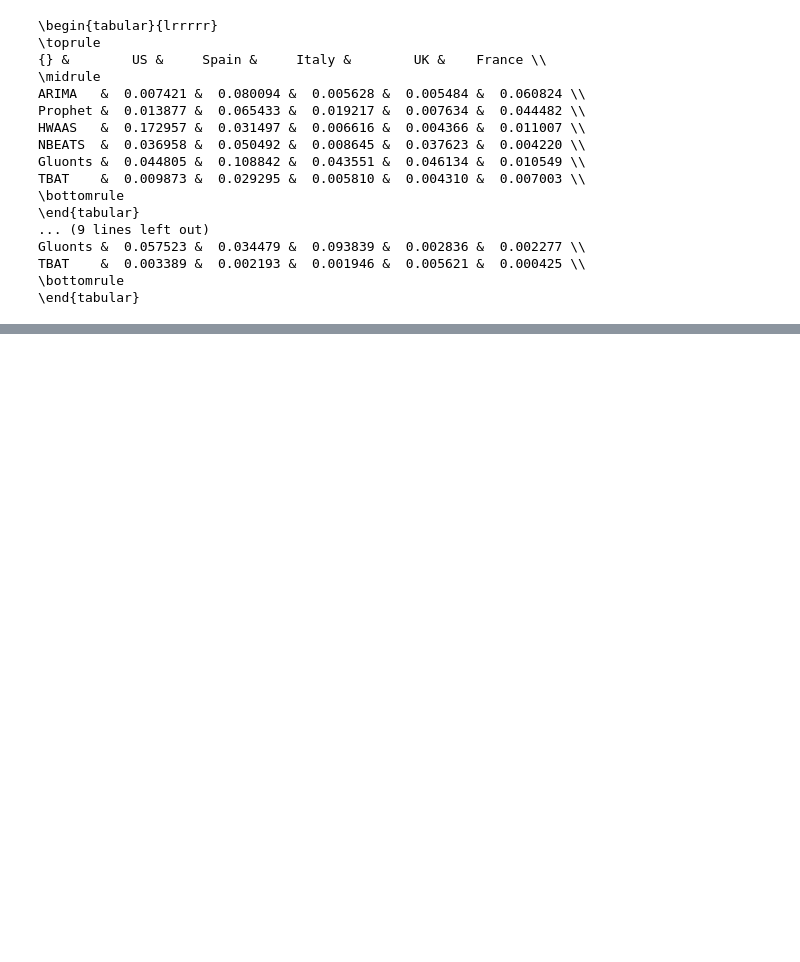
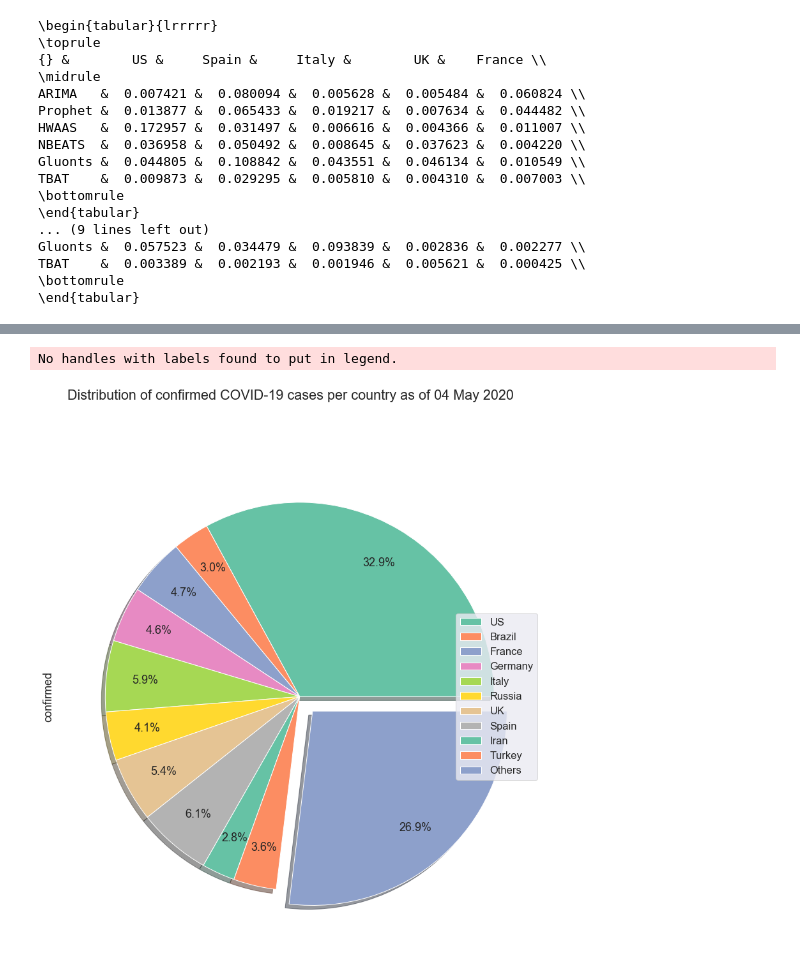
Before and after one commit to ML-Upatras/COVID-19-A-comparison-of-time-series-methods-foractive-cases-forecasting, a Jupyter notebook: Forecasting of Covid-19 Infected Percentage.ipynb, the cells around one changed output, grey strips where cells are left out. Drawn from its saved outputs; the diff is of its cells as text; code cells hidden in the pictures; blank space fills up the shorter version.

```diff
--- a/Forecasting of Covid-19 Infected Percentage.ipynb
+++ b/Forecasting of Covid-19 Infected Percentage.ipynb
@@ -263,0 +271,14 @@ plt.show()
+# %%
+sns.set_palette(sns.color_palette("Set2", 12))
+
+for_plot[for_plot['date'] == '2020-05-04'][['country', 'confirmed']].set_index('country').plot.pie( labels=None,
+    subplots=True, figsize=(16, 14), autopct='%0.1f%%', shadow=True, explode=(0, 0, 0, 0, 0, 0, 0, 0, 0, 0, 0.1),
+    pctdistance=0.8, title='Distribution of confirmed COVID-19 cases per country as of 04 May 2020')
+
+labels = for_plot[for_plot['date'] == '2020-05-04']['country'].to_list()
+plt.legend( loc = 'right', labels=labels)
+# plt.savefig('figures/Distribution of confirmed COVID-19 cases per country as of 04 May 2020.png')
+plt.show()
+# %% [output]
+No handles with labels found to put in legend.
+[figure, added]
```
Also changed, not shown: parts of 6 cells of this notebook.
